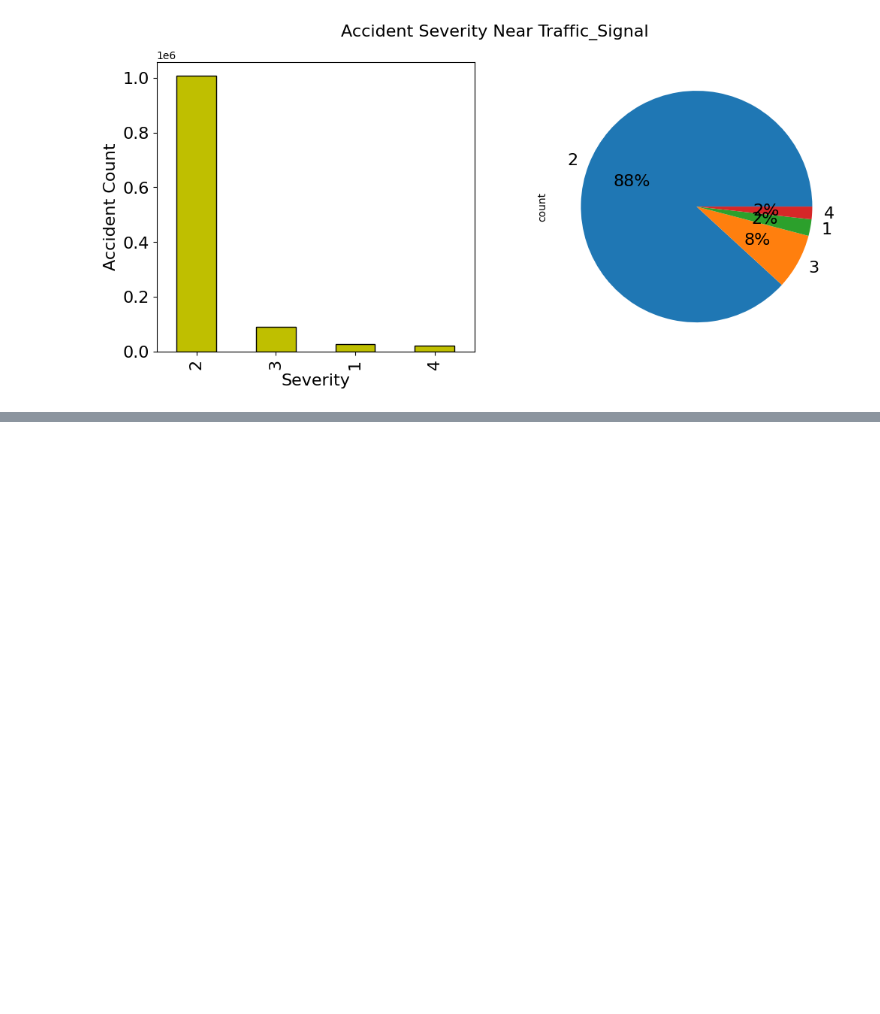
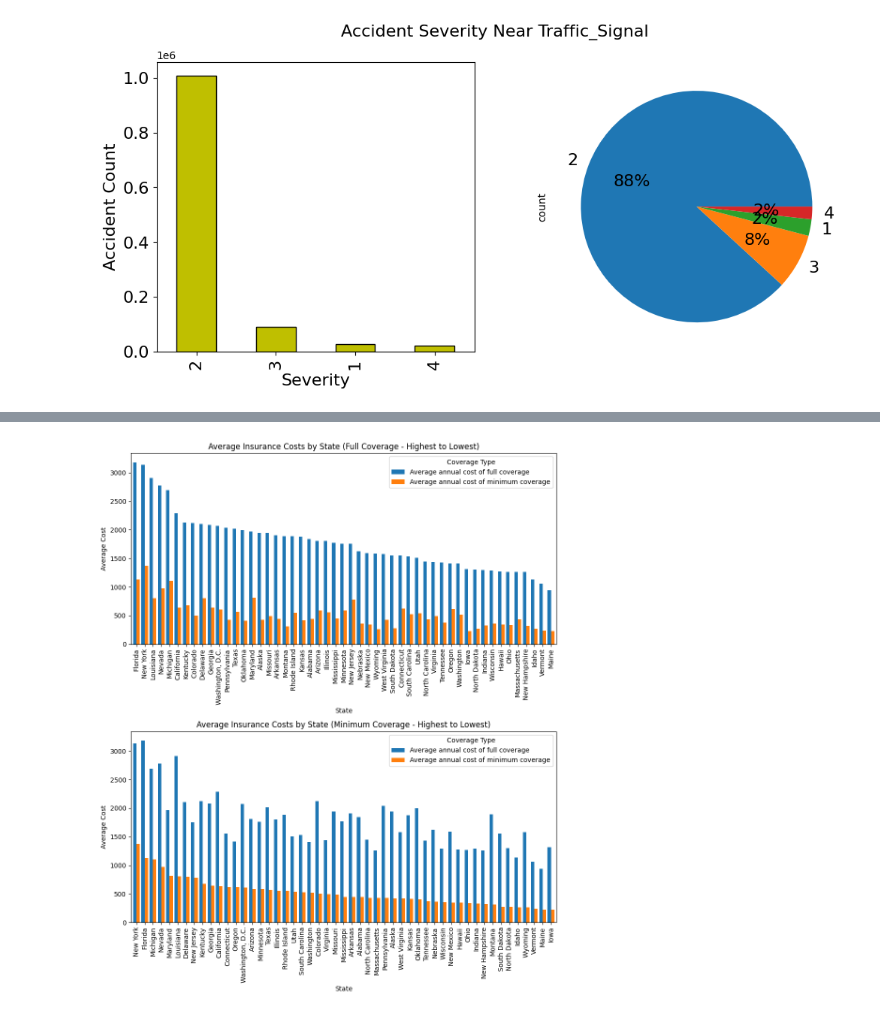
Before and after one commit to IsabelvanDam19/WT_Specialisatie, a Jupyter notebook: iets wat je leuk vind.ipynb, the cells around one changed output, grey strips where cells are left out. Saved outputs shown, nothing was run; the diff lists cells and outputs as text; code cells hidden in the pictures; blank space fills up the shorter version.

```diff
--- a/iets wat je leuk vind.ipynb
+++ b/iets wat je leuk vind.ipynb
@@ -600,0 +625,37 @@ Sophia met weer enzo:
+# %%
+import pandas as pd
+import matplotlib.pyplot as plt
+
+excel_file_path = 'Kosten verzekering.xlsx'
+df = pd.read_excel(excel_file_path)
+
+df['Average annual cost of full coverage'] = df['Average annual cost of full coverage'].str.replace('[\$,]', '', regex=True).astype(float)
+df['Average annual cost of minimum coverage'] = df['Average annual cost of minimum coverage'].str.replace('[\$,]', '', regex=True).astype(float)
+
+df_full_sorted = df.sort_values(by='Average annual cost of full coverage', ascending=False)
+
+df_min_sorted = df.sort_values(by='Average annual cost of minimum coverage', ascending=False)
+
+df_full_sorted.set_index('State', inplace=True)
+df_min_sorted.set_index('State', inplace=True)
+
+fig, (ax1, ax2) = plt.subplots(2, 1, figsize=(10, 12))
+
+df_full_sorted.plot(kind='bar', stacked=False, width=0.8, ax=ax1)
+ax1.set_title('Average Insurance Costs by State (Full Coverage - Highest to Lowest)')
+ax1.set_xlabel('State')
+ax1.set_ylabel('Average Cost')
+ax1.set_xticklabels(ax1.get_xticklabels(), rotation=90)
+ax1.legend(title='Coverage Type')
+
+df_min_sorted.plot(kind='bar', stacked=False, width=0.8, ax=ax2)
+ax2.set_title('Average Insurance Costs by State (Minimum Coverage - Highest to Lowest)')
+ax2.set_xlabel('State')
+ax2.set_ylabel('Average Cost')
+ax2.set_xticklabels(ax2.get_xticklabels(), rotation=90)
+ax2.legend(title='Coverage Type')
+
+plt.tight_layout()
+plt.show()
+# %% [output]
+[figure, added]
```
Also changed, not shown: parts of 7 cells of this notebook.
